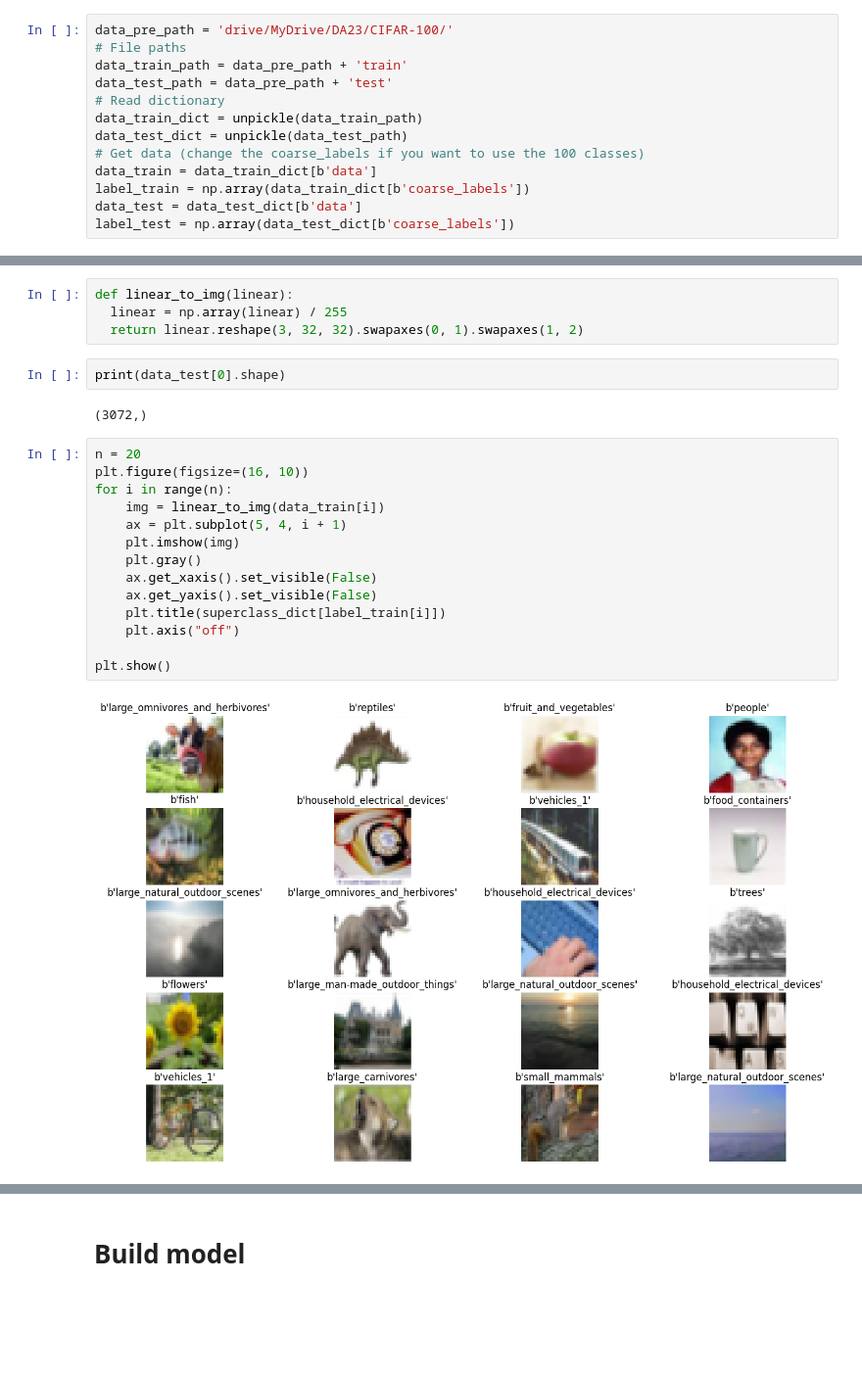
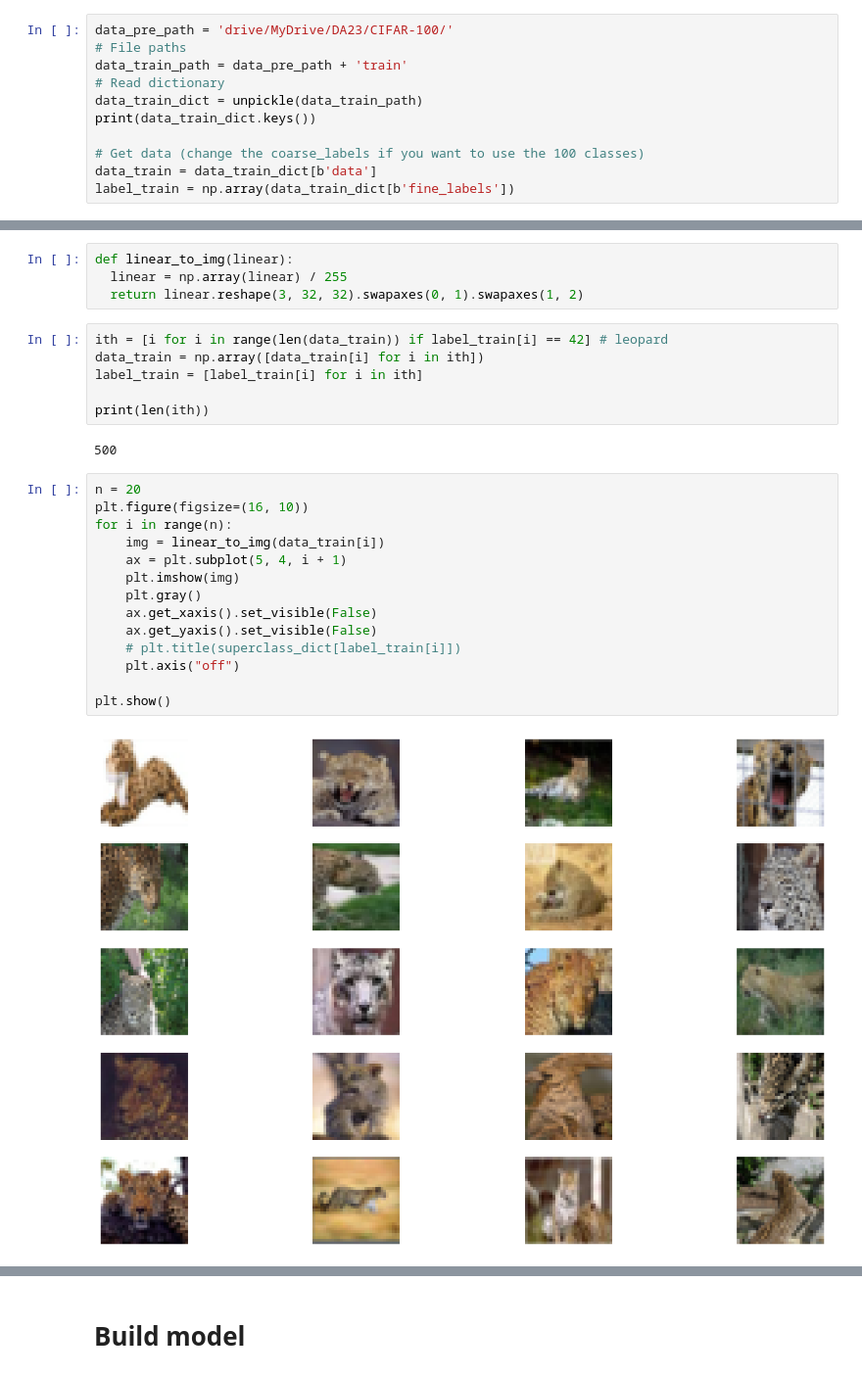
Before and after one commit to 15Litrov/DataAnalysis2023, a Jupyter notebook: Lab4/DA23_lab4_task3.ipynb, the cells around one changed output, grey strips where cells are left out. Shown at 98% size. Saved outputs shown, nothing was run; the diff lists cells and outputs as text; blank space fills up the shorter version.

```diff
--- a/Lab4/DA23_lab4_task3.ipynb
+++ b/Lab4/DA23_lab4_task3.ipynb
@@ -26,12 +26,10 @@ superclass_dict = dict(list(enumerate(metadata[b'coarse_label_names'])))
 data_pre_path = 'drive/MyDrive/DA23/CIFAR-100/'
 # File paths
 data_train_path = data_pre_path + 'train'
-data_test_path = data_pre_path + 'test'
 # Read dictionary
 data_train_dict = unpickle(data_train_path)
-data_test_dict = unpickle(data_test_path)
+print(data_train_dict.keys())
+
 # Get data (change the coarse_labels if you want to use the 100 classes)
 data_train = data_train_dict[b'data']
-label_train = np.array(data_train_dict[b'coarse_labels'])
-data_test = data_test_dict[b'data']
-label_test = np.array(data_test_dict[b'coarse_labels'])
+label_train = np.array(data_train_dict[b'fine_labels'])
@@ -39,25 +39,29 @@ label_test = np.array(data_test_dict[b'coarse_labels'])
 def linear_to_img(linear):
   linear = np.array(linear) / 255
   return linear.reshape(3, 32, 32).swapaxes(0, 1).swapaxes(1, 2)
-# %%
-print(data_test[0].shape)
-# %% [output]
-(3072,)
+# %%
+ith = [i for i in range(len(data_train)) if label_train[i] == 42] # leopard
+data_train = np.array([data_train[i] for i in ith])
+label_train = [label_train[i] for i in ith]
+
+print(len(ith))
+# %% [output]
+500
 # %%
 n = 20
 plt.figure(figsize=(16, 10))
 for i in range(n):
     img = linear_to_img(data_train[i])
     ax = plt.subplot(5, 4, i + 1)
     plt.imshow(img)
     plt.gray()
     ax.get_xaxis().set_visible(False)
     ax.get_yaxis().set_visible(False)
-    plt.title(superclass_dict[label_train[i]])
+    # plt.title(superclass_dict[label_train[i]])
     plt.axis("off")
 
 plt.show()
 # %% [output]
-[figure, old version]
+[figure, new version]
 # %%
 x_train = np.array([2 * linear_to_img(data_train[i]) - 1 for i in range(data_train.shape[0])])
```
Also changed, not shown: parts of 12 cells of this notebook, 1 other file.
